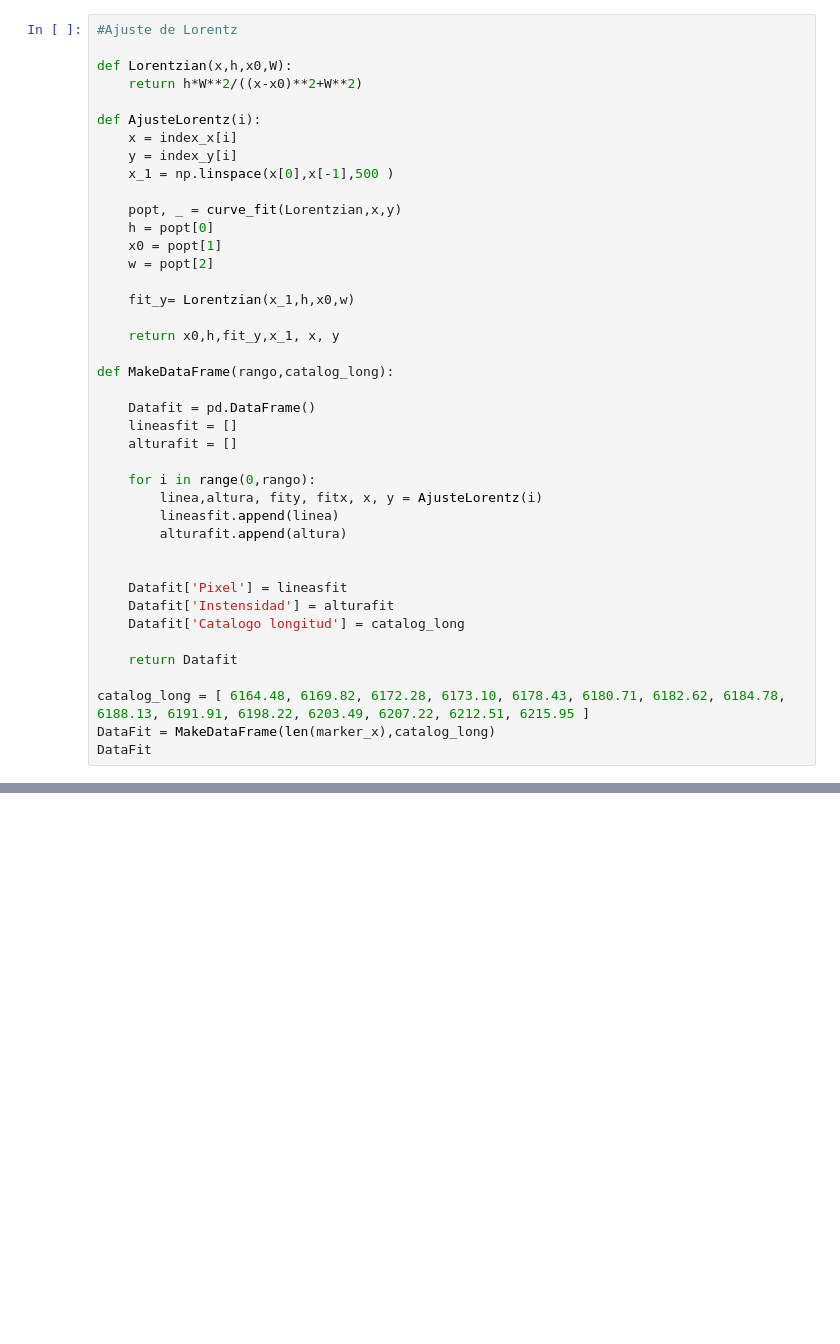
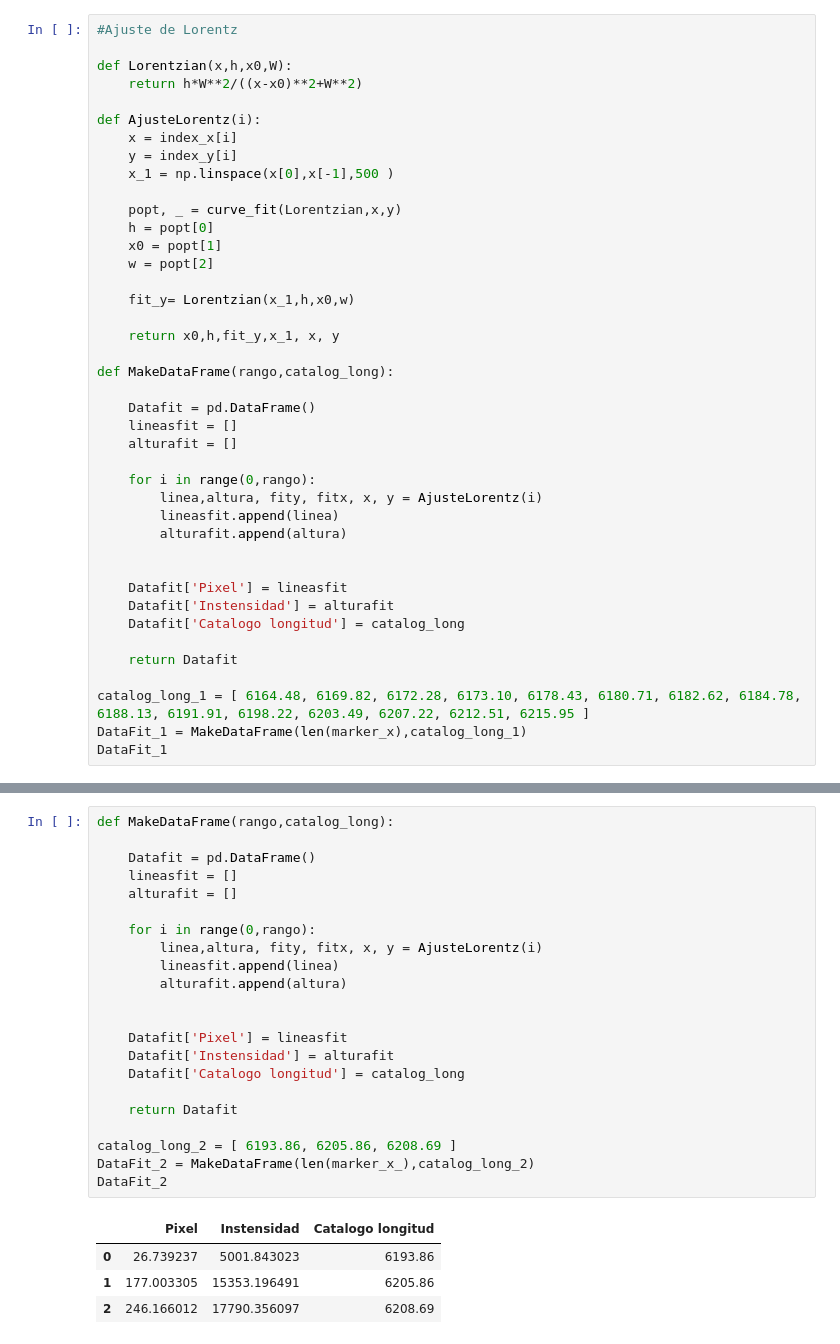
Before and after one commit to ccuellarn/Torium-Operation, a Jupyter notebook: Analisis.ipynb, the cells around one changed output, grey strips where cells are left out. Saved outputs shown, nothing was run; the diff lists cells and outputs as text; blank space fills up the shorter version.

```diff
--- a/Analisis.ipynb
+++ b/Analisis.ipynb
@@ -128,9 +138,9 @@ def MakeDataFrame(rango,catalog_long):
 
     return Datafit
 
-catalog_long = [ 6164.48, 6169.82, 6172.28, 6173.10, 6178.43, 6180.71, 6182.62, 6184.78, 6188.13, 6191.91, 6198.22, 6203.49, 6207.22, 6212.51, 6215.95 ]
-DataFit = MakeDataFrame(len(marker_x),catalog_long)
-DataFit
+catalog_long_1 = [ 6164.48, 6169.82, 6172.28, 6173.10, 6178.43, 6180.71, 6182.62, 6184.78, 6188.13, 6191.91, 6198.22, 6203.49, 6207.22, 6212.51, 6215.95 ]
+DataFit_1 = MakeDataFrame(len(marker_x),catalog_long_1)
+DataFit_1
 # %% [output]
 |  | Pixel | Instensidad | Catalogo longitud |
 | 0 | 26.739237 | 5001.843023 | 6164.48 |
@@ -150,0 +209,27 @@ DataFit
+# %%
+def MakeDataFrame(rango,catalog_long):
+
+    Datafit = pd.DataFrame()
+    lineasfit = []
+    alturafit = []
+
+    for i in range(0,rango):
+        linea,altura, fity, fitx, x, y = AjusteLorentz(i)
+        lineasfit.append(linea)
+        alturafit.append(altura)
+
+
+    Datafit['Pixel'] = lineasfit
+    Datafit['Instensidad'] = alturafit
+    Datafit['Catalogo longitud'] = catalog_long
+
+    return Datafit
+
+catalog_long_2 = [ 6193.86, 6205.86, 6208.69 ]
+DataFit_2 = MakeDataFrame(len(marker_x_),catalog_long_2)
+DataFit_2
+# %% [output]
+|  | Pixel | Instensidad | Catalogo longitud |
+| 0 | 26.739237 | 5001.843023 | 6193.86 |
+| 1 | 177.003305 | 15353.196491 | 6205.86 |
+| 2 | 246.166012 | 17790.356097 | 6208.69 |
```
Also changed, not shown: parts of 16 cells of this notebook.
